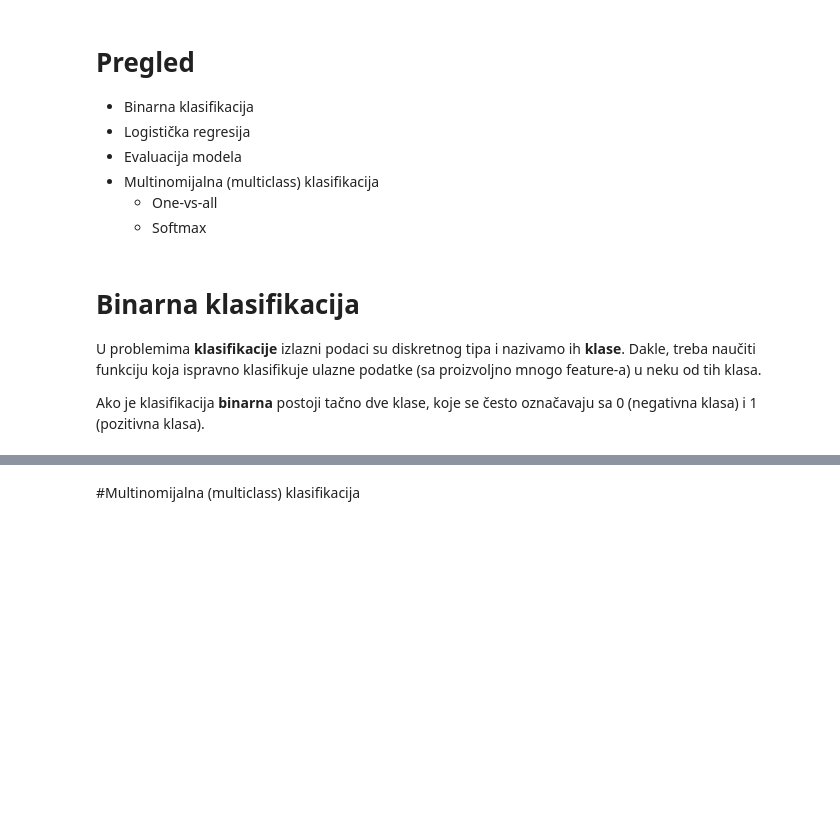
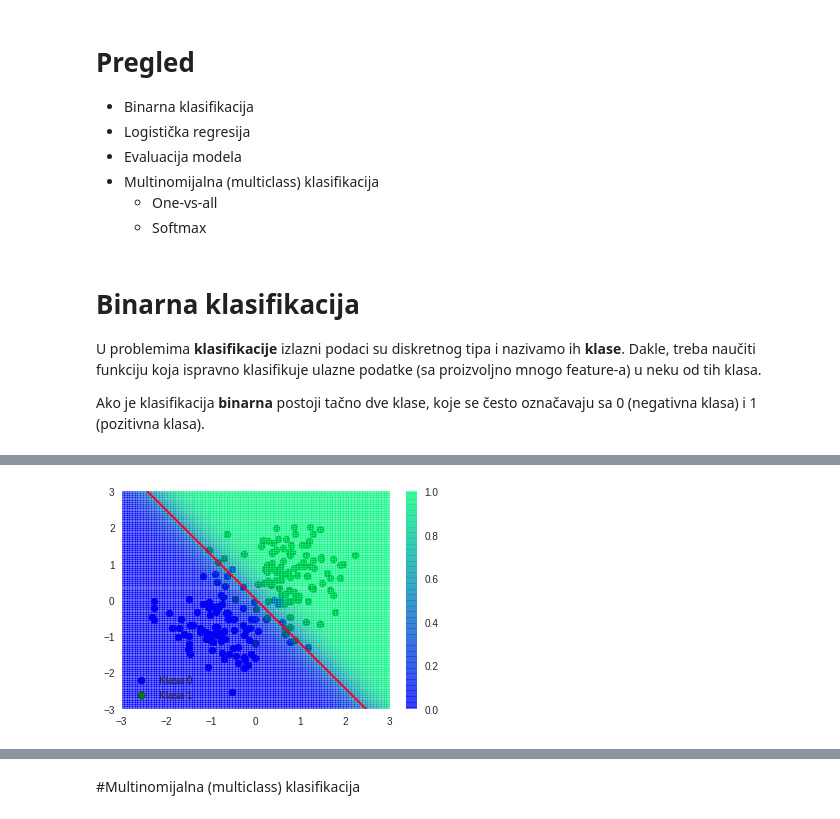
Before and after one commit to rand0musername/raf-ml, a Jupyter notebook: 03 Logisticka regresija/03A_Logisticka_regresija.ipynb, the cells around one changed output, grey strips where cells are left out. Drawn from its saved outputs; the diff is of its cells as text; code cells hidden in the pictures; blank space fills up the shorter version.

```diff
--- a/03 Logisticka regresija/03A_Logisticka_regresija.ipynb
+++ b/03 Logisticka regresija/03A_Logisticka_regresija.ipynb
@@ -43,0 +152,85 @@ Istreniraćemo logističku regresiju da za nepoznate primere vrši klasifikaciju
+# %%
+# Pomocna funkcija koja crta grafik za vrednosti hipoteze i granicu
+# odluke na prostoru zadatom sa xlim i ylim. use_contour odredjuje tip grafika.
+def plot_12(xlim, ylim, use_contour = False):
+  # Crtamo podatke.
+  idxs = data['y'] == 0.0
+  plt.scatter(data['x'][idxs, 0], data['x'][idxs, 1], c='b',
+              edgecolors='k', label='Klasa 0')
+  plt.scatter(data['x'][~idxs, 0], data['x'][~idxs, 1], c='g',
+              edgecolors='k', label='Klasa 1')
+
+  # Crtamo vrednosti hipoteze.
+  x1s, x2s = np.meshgrid(np.linspace(xlim[0], xlim[1], 100),
+                         np.linspace(ylim[0], ylim[1], 100))
+  xs = np.column_stack([np.ravel(x1s), np.ravel(x2s)])
+  hyp_val = np.ravel(sess.run(hyp, feed_dict={X: xs}))
+  plot_fn = plt.contourf if use_contour else plt.pcolor
+  plot_fn(x1s, x2s, hyp_val.reshape(100, 100),
+             alpha=0.5, vmin=0, vmax=1, cmap='winter')
+
+  # Crtamo granicu odluke.
+  xs = np.linspace(xlim[0], xlim[1], 10)
+  ys = (-bias_val - xs*w_val[0]) / w_val[1]
+  plt.plot(xs.tolist(), ys.tolist(), color='r')
+
+  # Podesavanja za grafik.
+  plt.grid(False)
+  plt.xlim(xlim)
+  plt.ylim(ylim)
+  plt.legend()
+  plt.colorbar()
+  plt.show()
+
+# Pomocna funkcija koja crta 3D grafik sa podacima, vrednostima hipoteze i
+# granicom odluke.
+def plot_3(xlim, ylim):
+  # Crtamo podatke.
+  from mpl_toolkits.mplot3d import Axes3D
+  ax = Axes3D(plt.figure())
+  ax.scatter(data['x'][idxs, 0], data['x'][idxs, 1], 0, c='b',
+              edgecolors='k', label='Klasa 0')
+  ax.scatter(data['x'][~idxs, 0], data['x'][~idxs, 1], 1, c='g',
+              edgecolors='k', label='Klasa 1')
+  ax.zaxis.set_ticks([0, 0.5, 1])
+
+  # Crtamo vrednosti hipoteze.
+  x1s, x2s = np.meshgrid(np.linspace(xlim[0], xlim[1], 100),
+                         np.linspace(ylim[0], ylim[1], 100))
+  xs = np.column_stack([np.ravel(x1s), np.ravel(x2s)])
+  hyp_val = np.ravel(sess.run(hyp, feed_dict={X: xs}))
+  ax.plot_surface(x1s, x2s, hyp_val.reshape(100, 100), cmap='winter',
+                  alpha=0.5)
+
+  # Crtamo ravan na visini 0.5.
+  ax.plot_surface(np.asarray([[-3, -3], [3, 3]]),
+                  np.asarray([[-3, 3], [-3, 3]]),
+                  np.full((2, 2), 0.5), color='w', alpha=0.4)
+
+  # Crtamo granicu odluke.
+  xs = np.linspace(xlim[0], xlim[1], 10)
+  ys = (-bias_val - xs*w_val[0]) / w_val[1]
+  zs = np.full(xs.shape, 0.5)
+  ax.plot(xs.tolist(), ys.tolist(), zs.tolist(), color='r')
+
+  plt.show()
+
+# Glavni deo koda.
+saver = tf.train.Saver()
+with tf.Session() as sess:
+  # Ucitavanje modela.
+  saver.restore(sess, '/tmp/log_reg.ckpt')
+  print('Checkpoint ucitan')
+  w_val = sess.run(w)
+  bias_val = sess.run(bias)
+  print('w = ', w_val, 'bias = ', bias_val)
+
+  # Grafik vrednosti hipoteze i granice odluke.
+  plot_12((-3, 3), (-3, 3))
+
+  # Slicno ali zumirano.
+  plot_12((-0.3, 0.3), (-0.3, 0.3), use_contour = True)
+
+  # 3D grafik.
+  plot_3((-3, 3), (-3, 3))
+# %% [output]
@@ -43,0 +240 @@ Istreniraćemo logističku regresiju da za nepoznate primere vrši klasifikaciju
+[figure, added]
```
Also changed, not shown: parts of 10 cells of this notebook, 2 other files.
